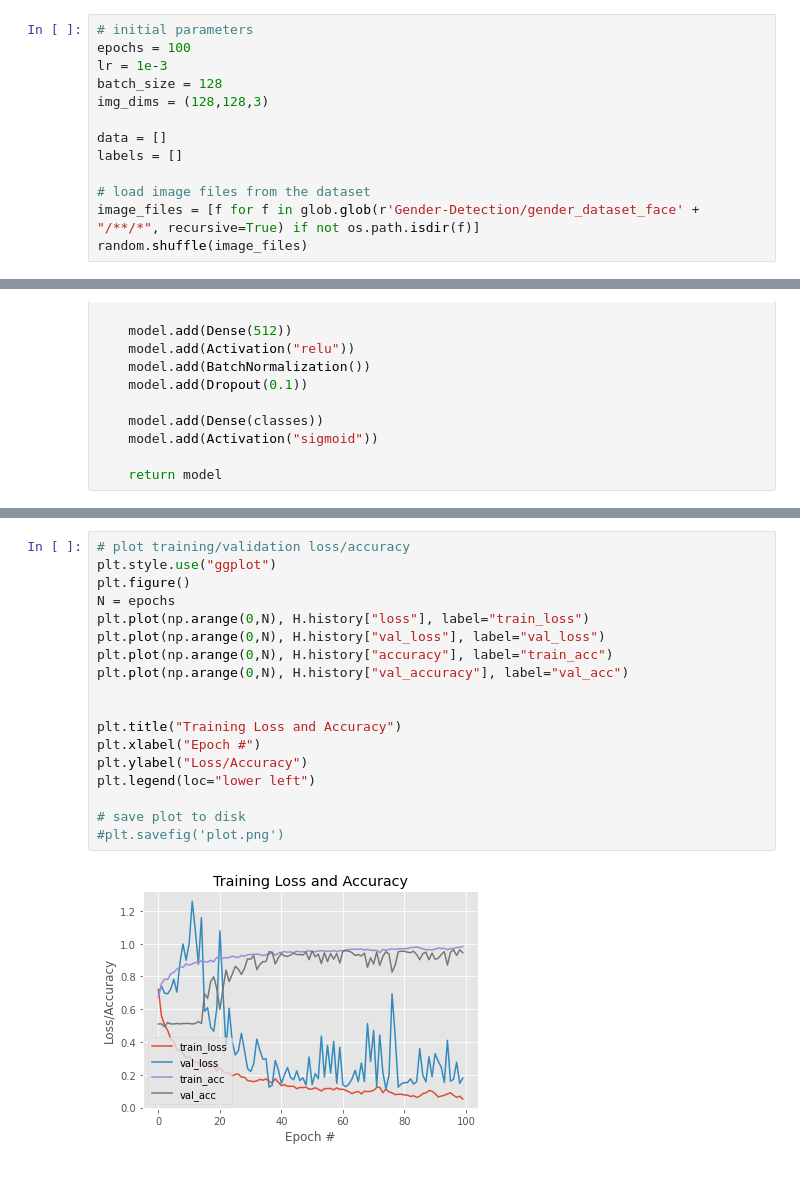
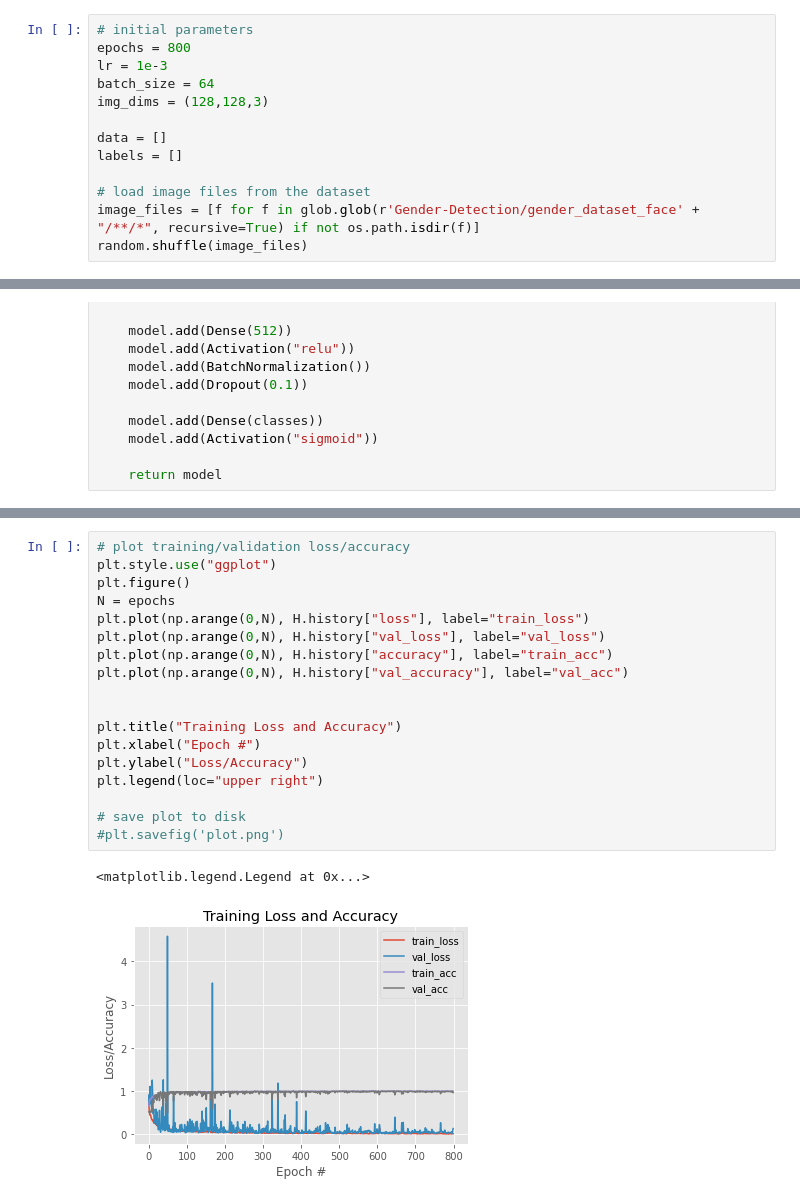
Before and after one commit to Absiinator/lunettes, a Jupyter notebook: gender_prediction.ipynb, the cells around one changed output, grey strips where cells are left out. Saved outputs shown, nothing was run; the diff lists cells and outputs as text.

```diff
--- a/gender_prediction.ipynb
+++ b/gender_prediction.ipynb
@@ -15,9 +15,9 @@ import os
 import glob
 # %%
 # initial parameters
-epochs = 100
+epochs = 800
 lr = 1e-3
-batch_size = 128
+batch_size = 64
 img_dims = (128,128,3)
 
 data = []
@@ -177,23 +185,24 @@ Epoch 100/100
 # %%
 # plot training/validation loss/accuracy
 plt.style.use("ggplot")
 plt.figure()
 N = epochs
 plt.plot(np.arange(0,N), H.history["loss"], label="train_loss")
 plt.plot(np.arange(0,N), H.history["val_loss"], label="val_loss")
 plt.plot(np.arange(0,N), H.history["accuracy"], label="train_acc")
 plt.plot(np.arange(0,N), H.history["val_accuracy"], label="val_acc")
 
 
 plt.title("Training Loss and Accuracy")
 plt.xlabel("Epoch #")
 plt.ylabel("Loss/Accuracy")
-plt.legend(loc="lower left")
+plt.legend(loc="upper right")
 
 # save plot to disk
 #plt.savefig('plot.png')
 # %% [output]
+<matplotlib.legend.Legend at 0x...>
-[figure, old version]
+[figure, new version]
 # %%
 model.evaluate(testX, testY, verbose=1)
 # %% [output]
```
Also changed, not shown: parts of 6 cells of this notebook, 11 other files.
